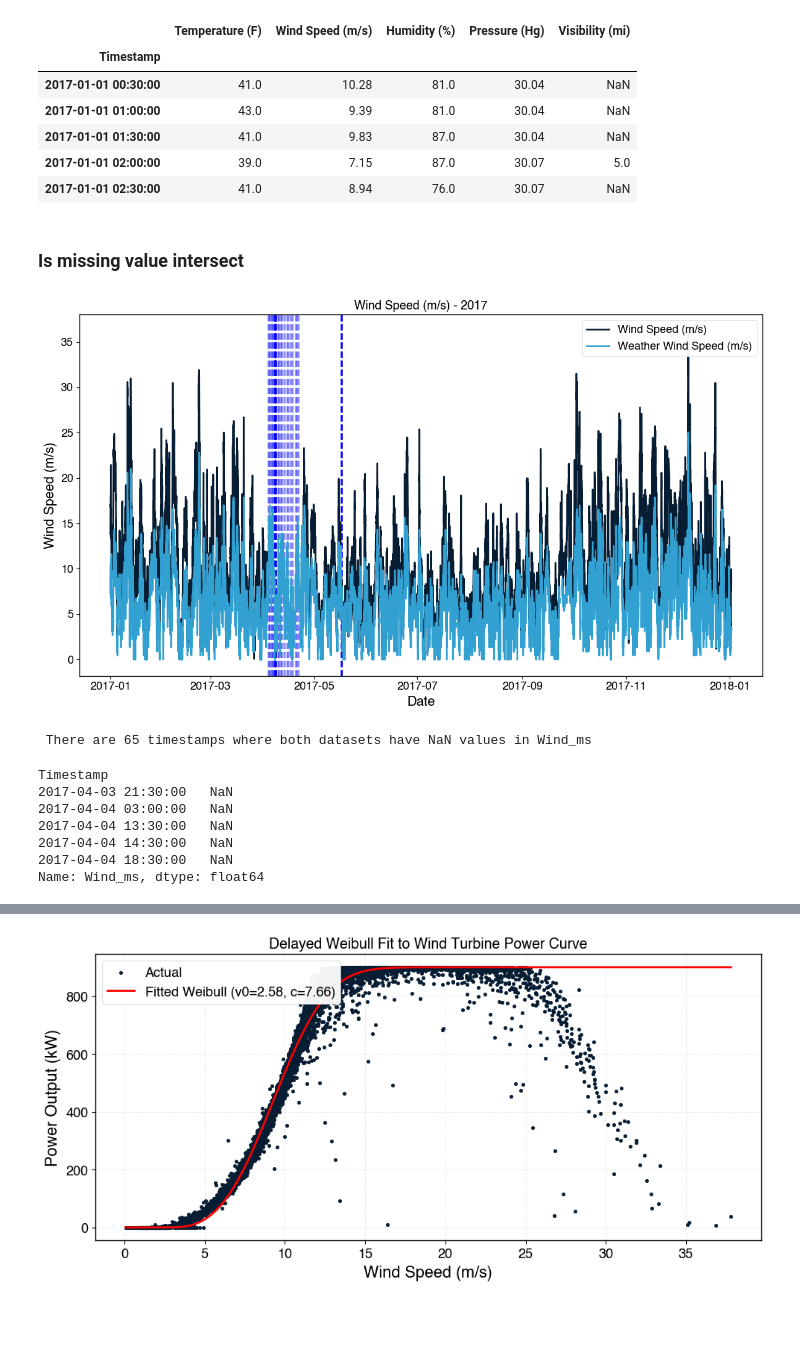
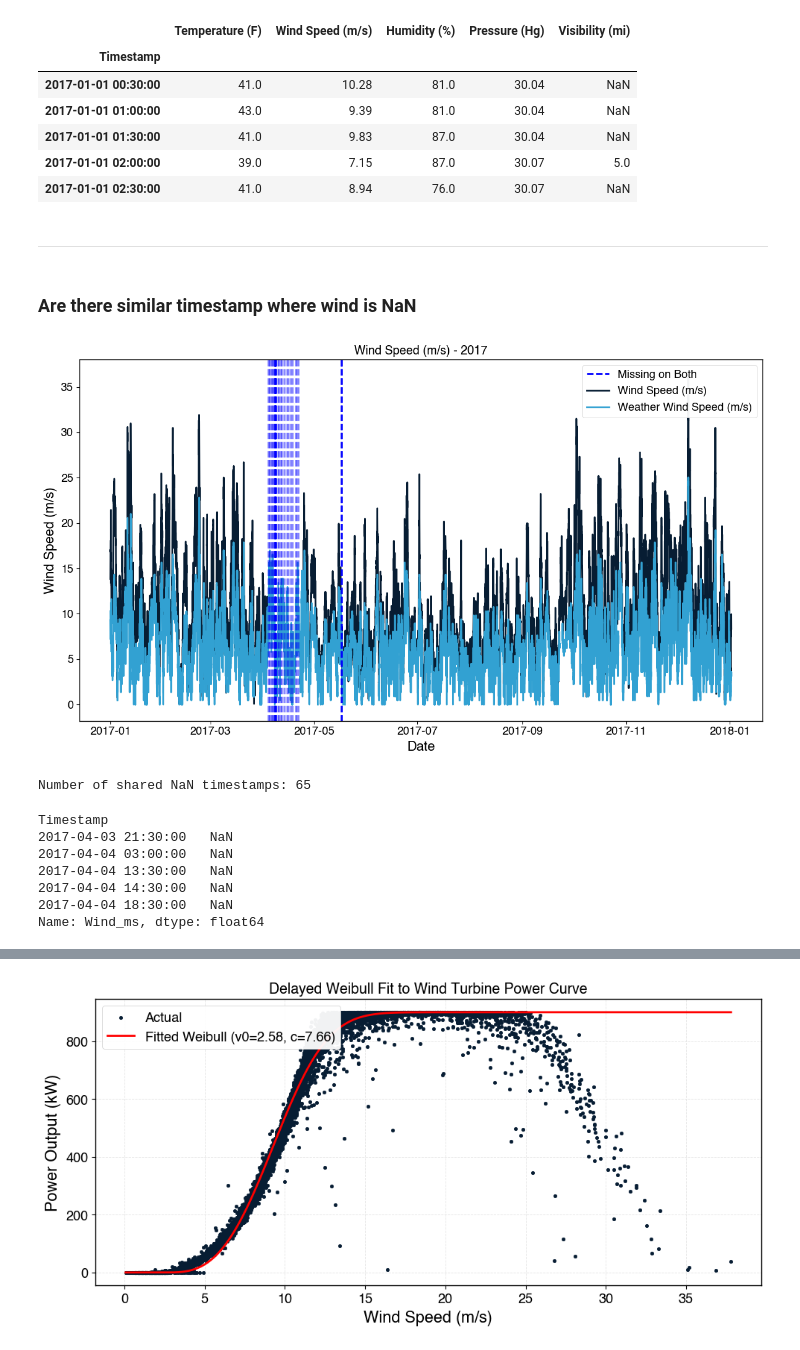
Before and after one commit to ryanabsar/AIB-Capstone-Project, a Jupyter notebook: 02_notebooks/96_Turbine_Analysis.ipynb, the cells around one changed output, grey strips where cells are left out. Saved outputs shown, nothing was run; the diff lists cells and outputs as text; code cells hidden in the pictures; blank space fills up the shorter version.

```diff
--- a/02_notebooks/96_Turbine_Analysis.ipynb
+++ b/02_notebooks/96_Turbine_Analysis.ipynb
@@ -204,43 +200,48 @@ weather shape: (17568, 6)
 | 2017-01-01 01:30:00 | 41.0 | 9.83 | 87.0 | 30.04 | NaN |
 | 2017-01-01 02:00:00 | 39.0 | 7.15 | 87.0 | 30.07 | 5.0 |
 | 2017-01-01 02:30:00 | 41.0 | 8.94 | 76.0 | 30.07 | NaN |
+# %% [markdown]
+---
 # %% [markdown]
-### Is missing value intersect
+### Are there similar timestamp where wind is NaN
 # %%
+import matplotlib.lines as mlines
+
 common_index = ts_wd.index.intersection(ts_tt_res_17.index)
 
 df1 = ts_wd.loc[common_index]
 df2 = ts_tt_res_17.loc[common_index]
 
 # Step 3: Find timestamps where both have NaN in Wind_ms
 both_nan_mask = df1['Wind Speed (m/s)'].isna() & df2['Wind_ms'].isna()
 
 # Step 4: Extract those timestamps into a DataFrame
 shared_nan_df = pd.DataFrame({'Timestamp': common_index[both_nan_mask]})
 
 #plot shared NaN timestamps
 plt.figure(figsize=(12,7))
 # Draw vertical lines for missing data
+plt.plot(ts_tt_res_17.index, ts_tt_res_17['Wind_ms'], label='Wind Speed (m/s)')
+plt.plot(ts_wd.index, ts_wd['Wind Speed (m/s)'], label='Weather Wind Speed (m/s)')
 for t in shared_nan_df['Timestamp']:
     plt.axvline(x=t, color='blue', linestyle='--', alpha=0.3)
-plt.plot(ts_tt_res_17.index, ts_tt_res_17['Wind_ms'], label='Wind Speed (m/s)')
-plt.plot(ts_wd.index, ts_wd['Wind Speed (m/s)'], label='Weather Wind Speed (m/s)')
 
+blue_line = mlines.Line2D([], [], color='blue', linestyle='--', label='Missing on Both')
 plt.title('Wind Speed (m/s) - 2017')
 plt.xlabel('Date')
 plt.ylabel('Wind Speed (m/s)')
-plt.legend()
+plt.legend(handles=[blue_line] + plt.gca().lines[:2])  # legend for lines + dummy markers
 plt.grid()
 plt.tight_layout()
 plt.show()
 # %% [output]
-[figure, old version]
+[figure, new version]
 # %%
-print(f' There are {shared_nan_df.shape[0]} timestamps where both datasets have NaN values in Wind_ms')
+print(f"Number of shared NaN timestamps: {len(shared_nan_df)}")
 
 ts_tt_res_17.loc[shared_nan_df['Timestamp'], 'Wind_ms'].head()
 # %% [output]
- There are 65 timestamps where both datasets have NaN values in Wind_ms
+Number of shared NaN timestamps: 65
 Timestamp
 2017-04-03 21:30:00   NaN
 2017-04-04 03:00:00   NaN
```
Also changed, not shown: parts of 31 cells of this notebook.
